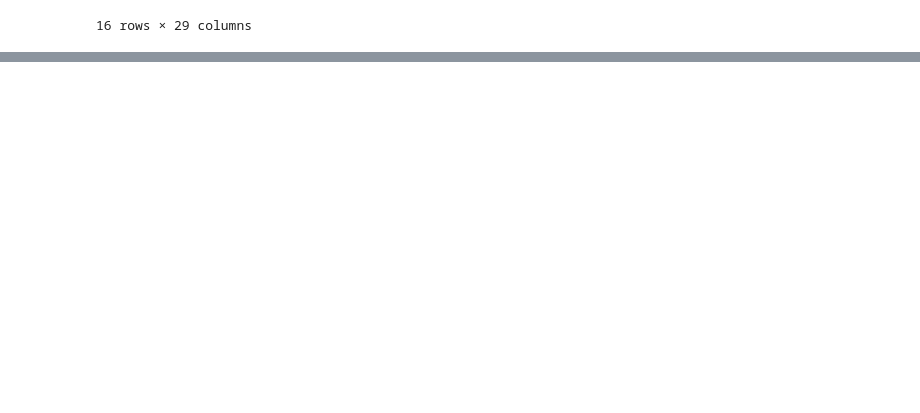
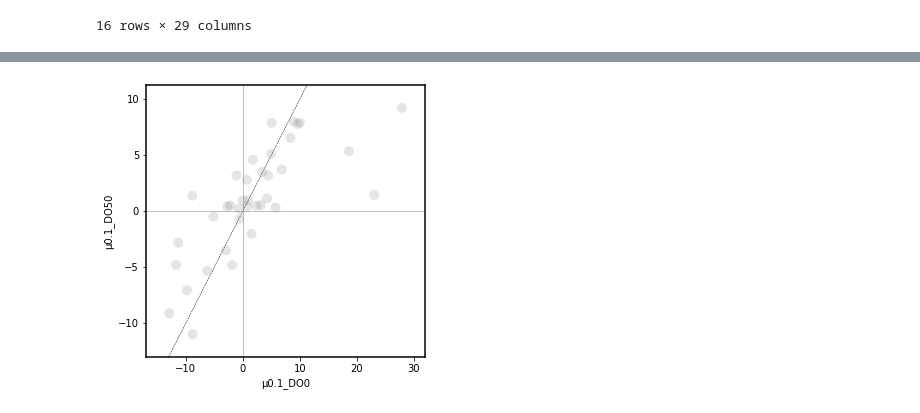
Before and after one commit to SBRG/yarrowia_lipolytica_ICA, a Jupyter notebook: imod_analysis/fig4_dissolved_o2.ipynb, the cells around one changed output, grey strips where cells are left out. Drawn from its saved outputs; the diff is of its cells as text; code cells hidden in the pictures; blank space fills up the shorter version.

```diff
--- a/imod_analysis/fig4_dissolved_o2.ipynb
+++ b/imod_analysis/fig4_dissolved_o2.ipynb
@@ -372,0 +377,5 @@ ica_data.imodulon_table
+# %%
+ax,df_diff = plot_dima_local(ica_data,'O2_oscillation_0.1:µ0.1_DO0','O2_oscillation_0.1:µ0.1_DO2.5',color_inputs='royalblue',xlabel_to_plot='µ0.1_DO0',ylabel_to_plot='µ0.1_DO50');
+ax.figure.set_size_inches(5, 5)
+# %% [output]
+[figure, added]
```
Also changed, not shown: parts of 9 cells of this notebook, 17 other files.
